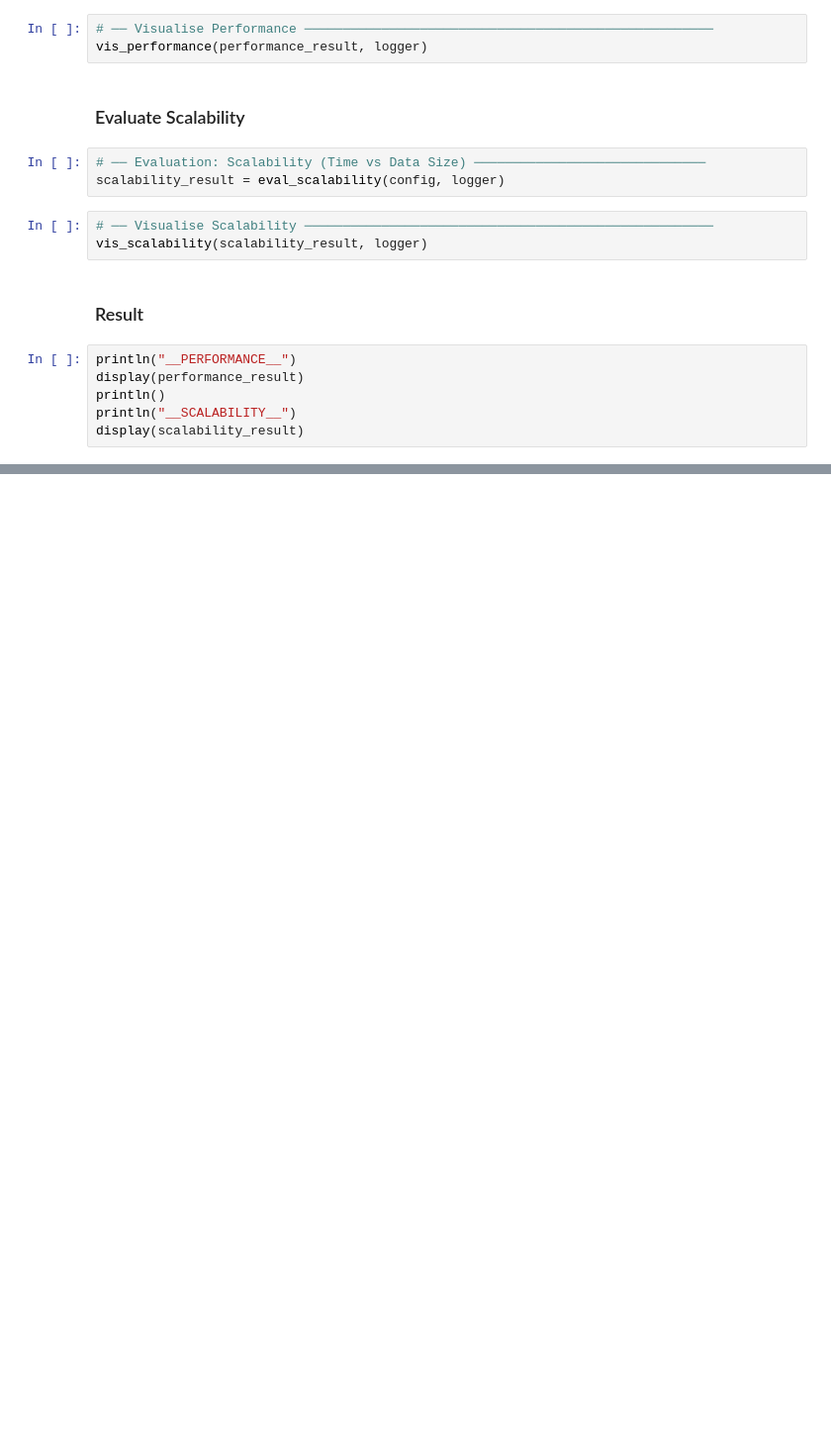
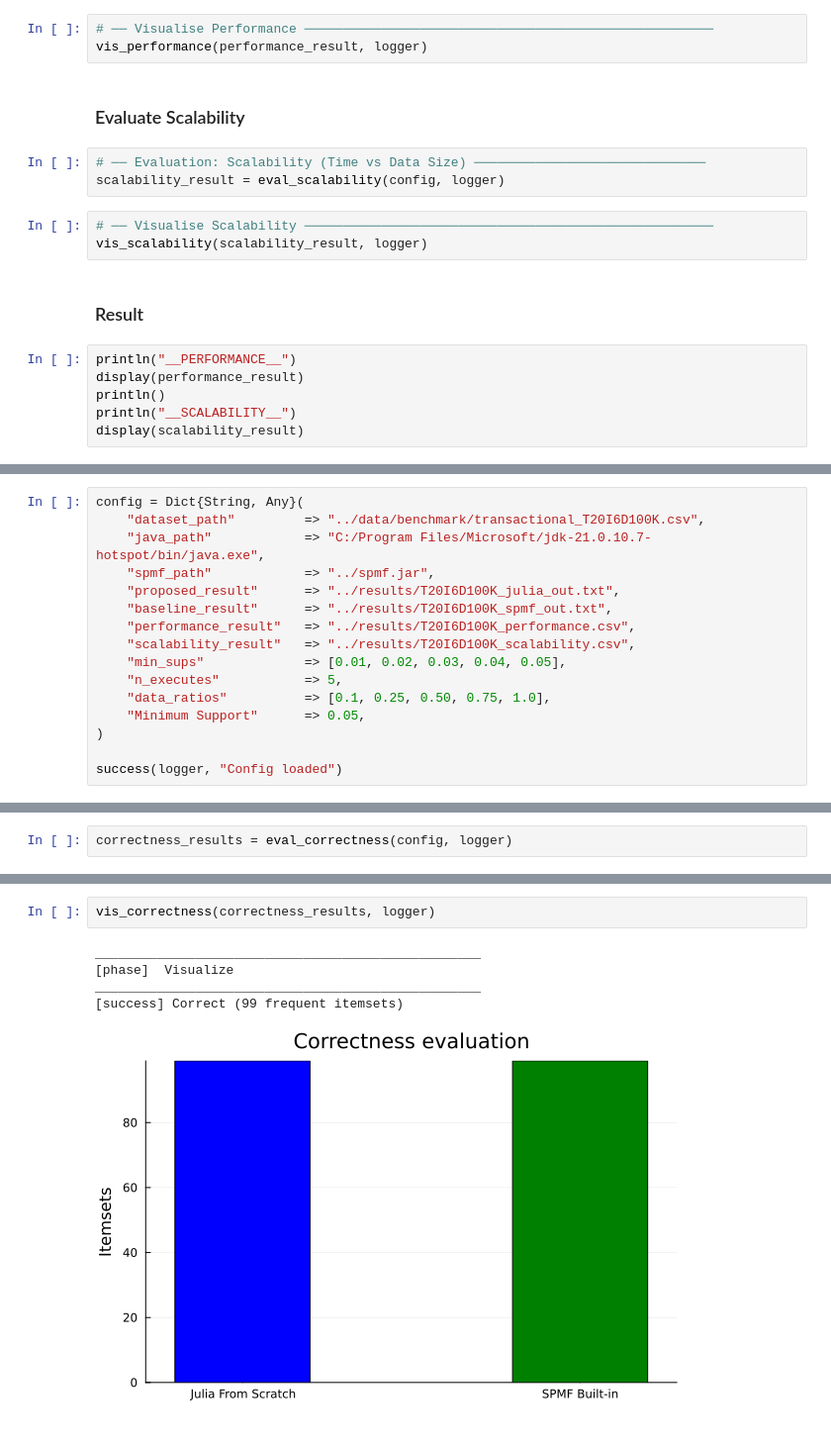
Before and after one commit to HungHiHung10/Lab02-Data-Mining, a Jupyter notebook: notebooks/02_bechmarking.ipynb, the cells around one changed output, grey strips where cells are left out. Shown at 99% size. Cells and saved outputs as stored; diff of their text form; blank space fills up the shorter version.

Commit message:
thêm dataset T20I6D100K(chương 4) và câu f trong 02_benchmarking.ipynb(hàm trong eval.jl, utils.jl v2

```diff
--- a/notebooks/02_bechmarking.ipynb
+++ b/notebooks/02_bechmarking.ipynb
@@ -344,0 +409,16 @@ display(scalability_result)
+# %%
+config = Dict{String, Any}(
+    "dataset_path"         => "../data/benchmark/transactional_T20I6D100K.csv",
+    "java_path"            => "C:/Program Files/Microsoft/jdk-21.0.10.7-hotspot/bin/java.exe",
+    "spmf_path"            => "../spmf.jar",
+    "proposed_result"      => "../results/T20I6D100K_julia_out.txt",
+    "baseline_result"      => "../results/T20I6D100K_spmf_out.txt",
+    "performance_result"   => "../results/T20I6D100K_performance.csv",
+    "scalability_result"   => "../results/T20I6D100K_scalability.csv",
+    "min_sups"             => [0.01, 0.02, 0.03, 0.04, 0.05],
+    "n_executes"           => 5,
+    "data_ratios"          => [0.1, 0.25, 0.50, 0.75, 1.0],
+    "Minimum Support"      => 0.05,
+)
+
+success(logger, "Config loaded")
@@ -344,0 +429,2 @@ display(scalability_result)
+# %%
+correctness_results = eval_correctness(config, logger)
@@ -344,0 +444,8 @@ display(scalability_result)
+# %%
+vis_correctness(correctness_results, logger)
+# %% [output]
+__________________________________________________
+[phase]  Visualize
+__________________________________________________
+[success] Correct (99 frequent itemsets)
+[figure, added]
```
Also changed, not shown: parts of 19 cells of this notebook.
